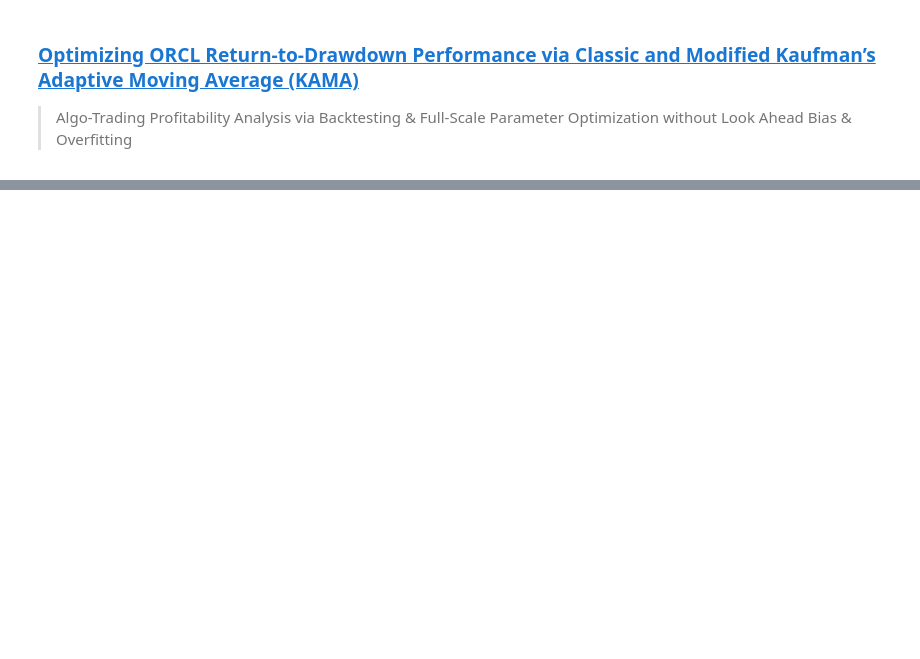
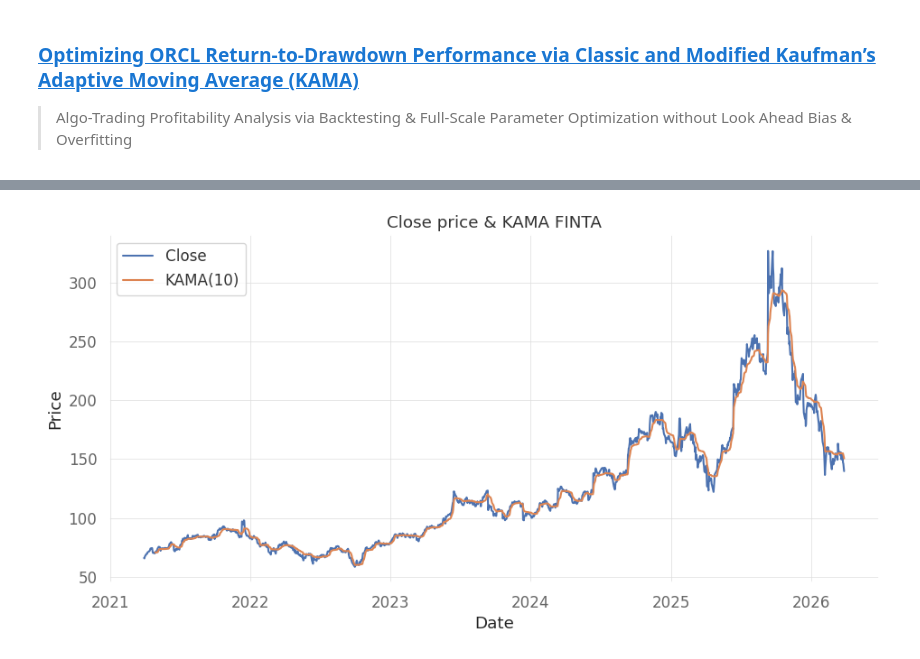
Before and after one commit to shortthirdman-org/Google-Colab-Notebooks, a Jupyter notebook: notebooks/RtDPerf_Classic_Modified_KAMA.ipynb, the cells around one changed output, grey strips where cells are left out. Drawn from its saved outputs; the diff is of its cells as text; code cells hidden in the pictures; blank space fills up the shorter version.

```diff
--- a/notebooks/RtDPerf_Classic_Modified_KAMA.ipynb
+++ b/notebooks/RtDPerf_Classic_Modified_KAMA.ipynb
@@ -377,12 +591,0 @@ plt.show()
-# %%
-import pandas_ta as pta
-
-df["KAMAPTA"] = pta.kama(df["close"], length=ER_PERIOD, fast=FAST_SC_FAST, slow=FAST_SC_SLOW)
-
-print(df[["KAMATA", "KAMAPTA"]].tail())
-# %%
-import talib
-
-df["KAMAtalib"] = talib.KAMA(df["close"], timeperiod=ER_PERIOD)
-
-print(df[["KAMAFTA", "KAMAtalib"]].tail())
@@ -867,0 +592,21 @@ df_all_paths_with_test
+# %%
+from finta import TA
+import pandas_ta as ta
+
+# Monkey-patch Pandas to add iteritems back
+if not hasattr(pd.Series, "iteritems"):
+    pd.Series.iteritems = pd.Series.items
+
+kama_period = ER_PERIOD
+df["KAMAFTA"] = TA.KAMA(df, kama_period)
+plt.figure(figsize=(11,5))
+plt.plot(df.index, df["Close"], label="Close")
+plt.plot(df.index, df["KAMAFTA"], label=f"KAMA({kama_period})")
+plt.title("Close price & KAMA FINTA")
+plt.xlabel("Date")
+plt.ylabel("Price")
+plt.legend()
+plt.grid(True)
+plt.show()
+# %% [output]
+[figure, added]
```
Also changed, not shown: parts of 78 cells of this notebook.
